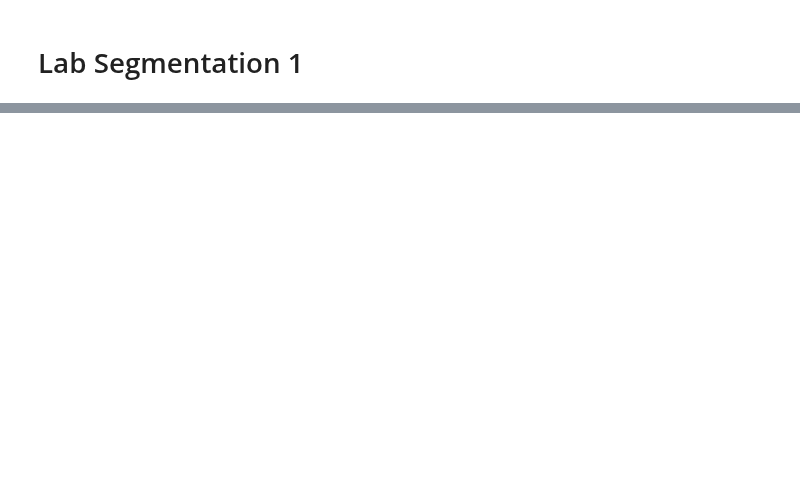
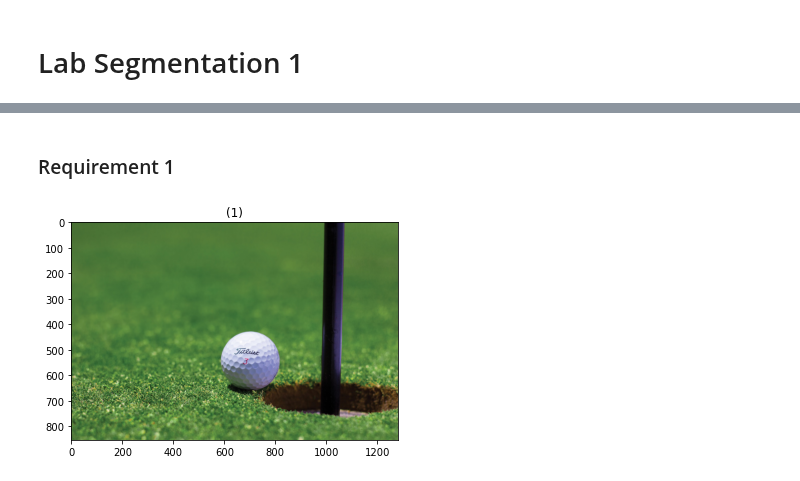
Before and after one commit to EngPeterAtef/ImageProcessing_Labs, a Jupyter notebook: Lab7_std/Lab_Seg_1_STD.ipynb, the cells around one changed output, grey strips where cells are left out. Cells and saved outputs as stored; diff of their text form; code cells hidden in the pictures; blank space fills up the shorter version.

```diff
--- a/Lab7_std/Lab_Seg_1_STD.ipynb
+++ b/Lab7_std/Lab_Seg_1_STD.ipynb
@@ -8 +12,15 @@ from commonfunctions import *
+# %% [markdown]
+### Requirement 1
+# %%
+## For all requirements: The quality of the results is evaluated.
+
+
+# 1- Read the image
+# [VERY IMPORTANT] and convert it to float: image = image.astype(float)
+# read image golf
+image = io.imread('./imgs/exp1/golf.jpeg')
+image_float = image.astype(float)
+show_images([image])
+# %% [output]
+[figure, added]
 # %%
```
Also changed, not shown: parts of 5 cells of this notebook, 4 other files.
